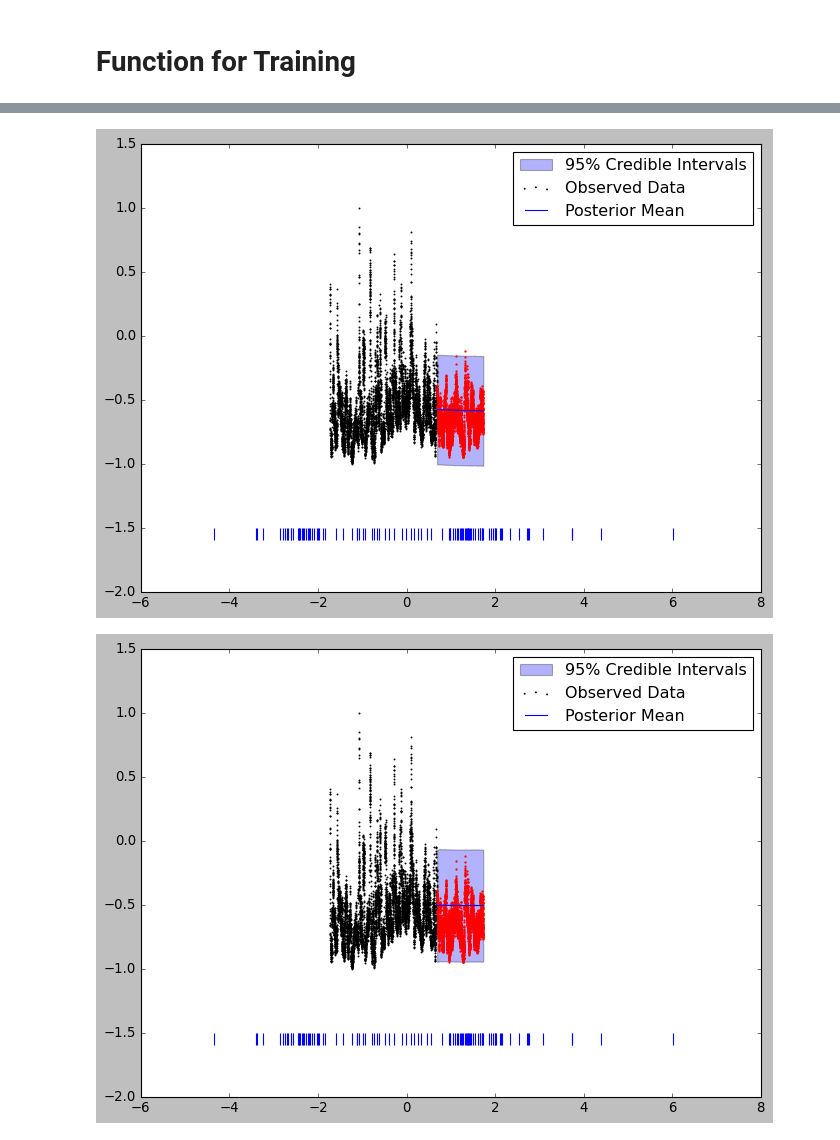
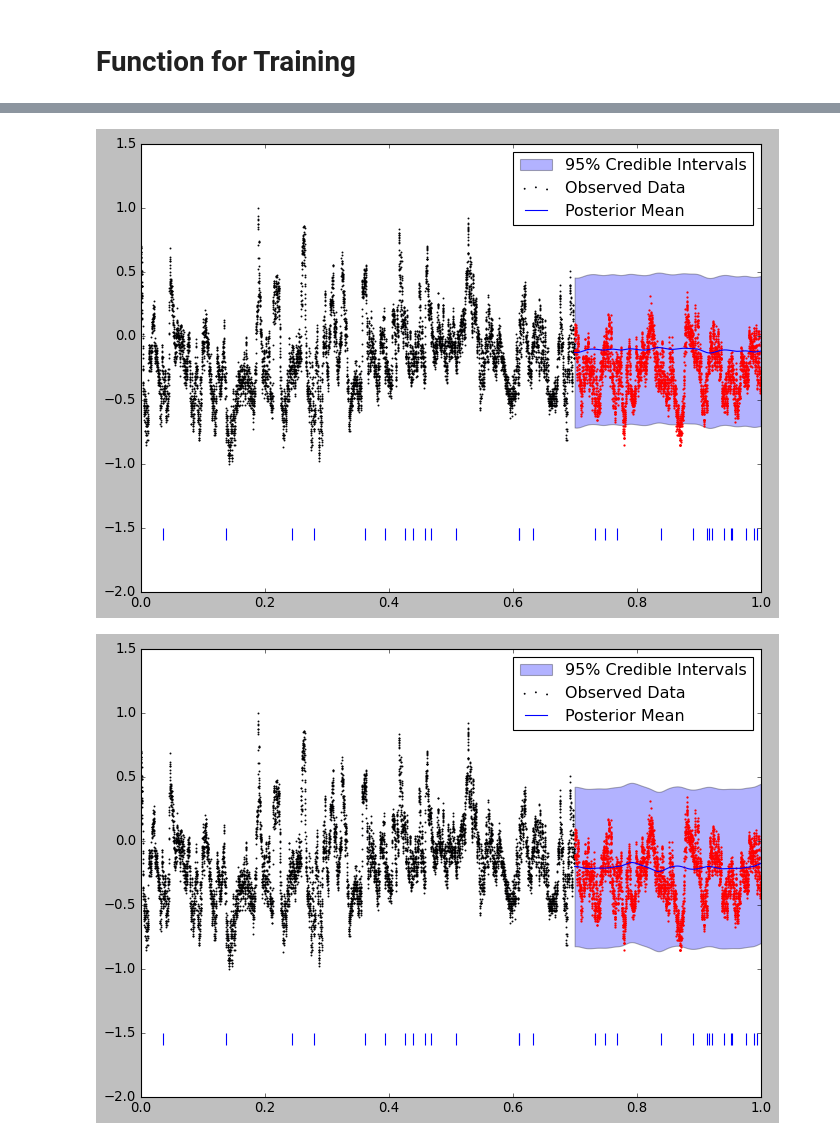
Before and after one commit to DanielCaoSilva/GaussProcesses, a Jupyter notebook: variational.ipynb, the cells around one changed output, grey strips where cells are left out. Cells and saved outputs as stored; diff of their text form; code cells hidden in the pictures.

```diff
--- a/variational.ipynb
+++ b/variational.ipynb
@@ -55,13 +66,9 @@ wave_data
 # %%
 
+# Standardizze
+X = (X - X.min(0).values) / (X.max(0).values - X.min(0).values)
 
-
-y = torch.tensor(wave_data['Wave Height'].values.astype(np.float32)).cuda()
-X = torch.tensor(wave_data['Time'].values.astype(np.float32)).cuda()
-X = X.reshape(-1,1)
-
-# Standardizze
-X = (X - X.mean(0)) / X.std(0)
+y = y.log()
 
 y = y - torch.min(y)
 y = 2 * (y / torch.max(y)) - 1
@@ -85,12 +92,14 @@ test_loader = DataLoader(test_dataset, batch_size=1024, shuffle=False, generator
 # %% [markdown]
 # Function for Training
 # %%
+from gpytorch.constraints import Interval
+from custom_kernel import noise_lower, noise_upper, noise_init
 
 def train_and_test_approximate_gp(model_cls, kernel, num_ind_pts=128, num_epochs=100):
     start_time = time.time()
     inducing_points = torch.randn(num_ind_pts, train_x.size(-1), dtype=train_x.dtype, device=train_x.device)
     model = model_cls(inducing_points, kernel)
-    likelihood = gpytorch.likelihoods.GaussianLikelihood()
+    likelihood = gpytorch.likelihoods.GaussianLikelihood(noise_constraint = Interval(noise_lower, noise_upper,initial_value=noise_init))
     mll = gpytorch.mlls.VariationalELBO(likelihood, model, num_data=train_y.numel())
     optimizer = torch.optim.Adam(list(model.parameters()) + list(likelihood.parameters()), lr=0.1)
     optimizer.param_groups[0]['capturable'] = True
@@ -216,19 +225,33 @@ class OrthDecoupledApproximateGP(gpytorch.models.ApproximateGP):
 kernel = (
         #ScaleKernel(AR2Kernel()) +
         #ScaleKernel(MinKernel()*RBFKernel()) +
-        #ScaleKernel(MinKernel()*MaternKernel()) +
+        #ScaleKernel(MinKernel())+
         #ScaleKernel(RBFKernel()) +
         #ScaleKernel(RBFKernel()*LinearKernel())+
-        ScaleKernel(MaternKernel())+
-        ScaleKernel(MaternKernel()*PeriodicKernel())
+        ScaleKernel(MaternKernel(nu=0.5)) +
+        ScaleKernel(MaternKernel(nu=1.5)*PeriodicKernel(period_length_constraint=Interval(
+            lower_bound=1e-4,
+            upper_bound=0.1,
+            initial_value=0.01
+        ))) +
+        ScaleKernel(MaternKernel(nu=1.5)*PeriodicKernel(period_length_constraint=Interval(
+            lower_bound=0.05,
+            upper_bound=0.3,
+            initial_value=0.15
+        ))) +
+        ScaleKernel(MaternKernel(nu=1.5)*PeriodicKernel(period_length_constraint=Interval(
+            lower_bound=0.25,
+            upper_bound=1,
+            initial_value=0.5
+        )))
         #ScaleKernel(RBFKernel()*PeriodicKernel())
         )
 
 
 
-likelihood = gpytorch.likelihoods.GaussianLikelihood()
+likelihood = gpytorch.likelihoods.GaussianLikelihood(noise_constraint = Interval(noise_lower, noise_upper,initial_value=noise_init))
 # %%
-num_ind_pts = 100 # Number of inducing points (128 is default for train_and_test_approximate_gp function)
+num_ind_pts = 300 # Number of inducing points (128 is default for train_and_test_approximate_gp function)
 m1, l1 = train_and_test_approximate_gp(StandardApproximateGP, kernel, num_epochs=100, num_ind_pts=num_ind_pts)
 m2, l2 = train_and_test_approximate_gp(MeanFieldApproximateGP, kernel, num_epochs=100, num_ind_pts=num_ind_pts)
 m3, l3 = train_and_test_approximate_gp(MAPApproximateGP, kernel, num_epochs=100, num_ind_pts=num_ind_pts)
@@ -273,6 +296,8 @@ for pair in pairs:
     ax.scatter(test_x[:,0].detach().cpu().numpy(),
                test_y.detach().cpu().numpy(),
                s=1, color="red")
+    ax.set_xlim(0,1)
+    #ax.set_xlim(0.65,0.75)
 
     ax.vlines(m1.variational_strategy.inducing_points.detach().cpu().numpy(), ymin = -1.6, ymax = -1.5)
 
@@ -286,2 +311,2 @@ for pair in pairs:
-[figure, old version]
+[figure, new version]
-[figure, old version]
+[figure, new version]
```
Also changed, not shown: parts of 13 cells of this notebook, 3 other files.
